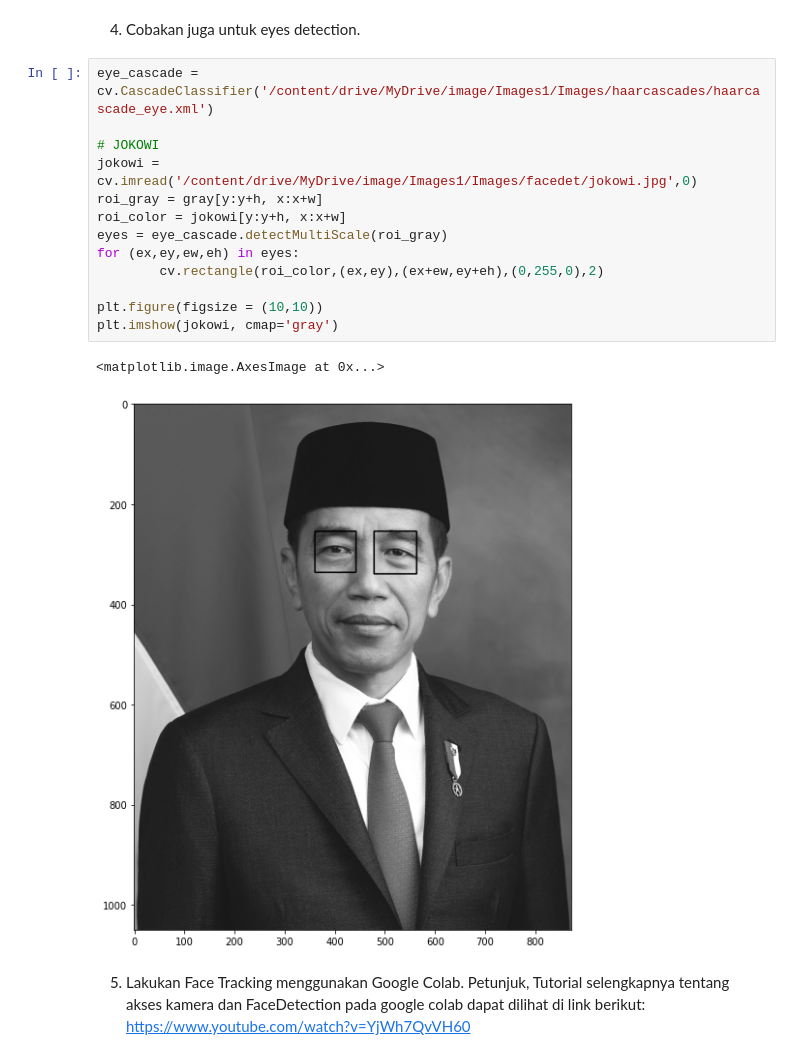
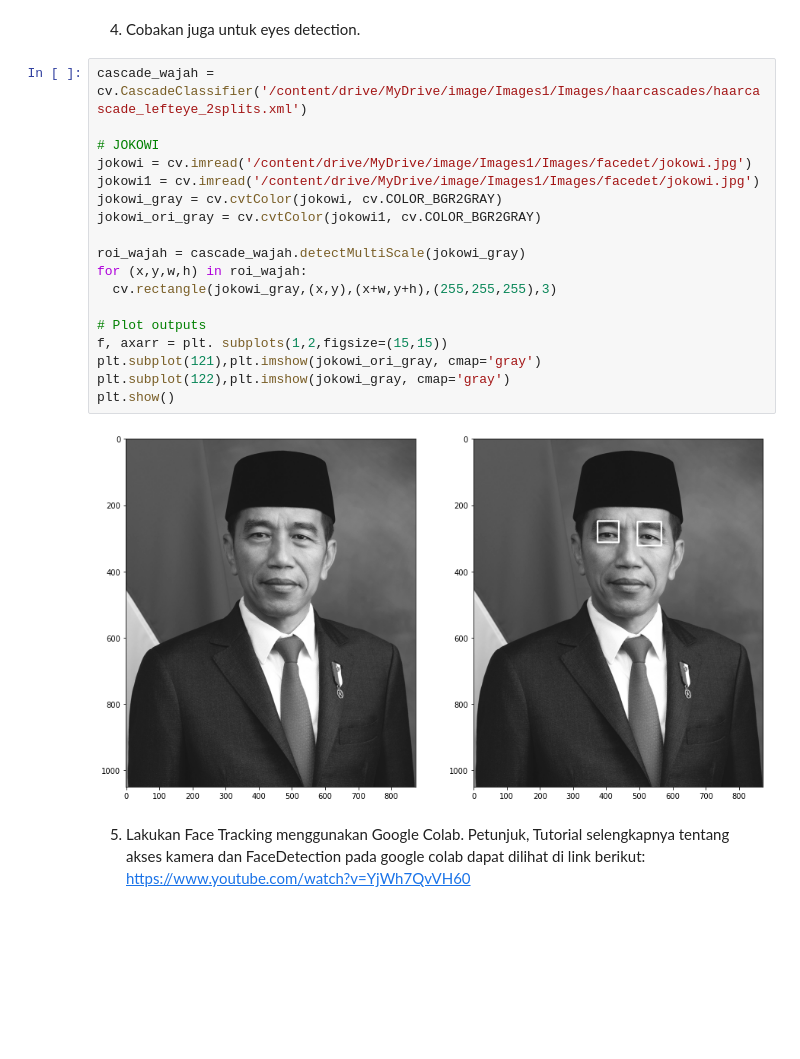
Before and after one commit to Aldirhezaldi/PCVK_Genap_2021, a Jupyter notebook: week12.ipynb, the cells around one changed output. Saved outputs shown, nothing was run; the diff lists cells and outputs as text; blank space fills up the shorter version.

```diff
--- a/week12.ipynb
+++ b/week12.ipynb
@@ -158,22 +161,26 @@ plt.show()
 [figure]
 # %% [markdown]
 4. Cobakan juga untuk eyes detection.
-# %%
-eye_cascade = cv.CascadeClassifier('/content/drive/MyDrive/image/Images1/Images/haarcascades/haarcascade_eye.xml')
-
-# JOKOWI
-jokowi = cv.imread('/content/drive/MyDrive/image/Images1/Images/facedet/jokowi.jpg',0)
-roi_gray = gray[y:y+h, x:x+w]
-roi_color = jokowi[y:y+h, x:x+w]
-eyes = eye_cascade.detectMultiScale(roi_gray)
-for (ex,ey,ew,eh) in eyes:
-        cv.rectangle(roi_color,(ex,ey),(ex+ew,ey+eh),(0,255,0),2)
-
-plt.figure(figsize = (10,10))
-plt.imshow(jokowi, cmap='gray')
-# %% [output]
-<matplotlib.image.AxesImage at 0x...>
-[figure, removed]
+# %%
+cascade_wajah = cv.CascadeClassifier('/content/drive/MyDrive/image/Images1/Images/haarcascades/haarcascade_lefteye_2splits.xml')
+
+# JOKOWI
+jokowi = cv.imread('/content/drive/MyDrive/image/Images1/Images/facedet/jokowi.jpg')
+jokowi1 = cv.imread('/content/drive/MyDrive/image/Images1/Images/facedet/jokowi.jpg')
+jokowi_gray = cv.cvtColor(jokowi, cv.COLOR_BGR2GRAY)
+jokowi_ori_gray = cv.cvtColor(jokowi1, cv.COLOR_BGR2GRAY)
+
+roi_wajah = cascade_wajah.detectMultiScale(jokowi_gray)
+for (x,y,w,h) in roi_wajah:
+  cv.rectangle(jokowi_gray,(x,y),(x+w,y+h),(255,255,255),3)
+
+# Plot outputs
+f, axarr = plt. subplots(1,2,figsize=(15,15))
+plt.subplot(121),plt.imshow(jokowi_ori_gray, cmap='gray')
+plt.subplot(122),plt.imshow(jokowi_gray, cmap='gray')
+plt.show()
+# %% [output]
+[figure, added]
 # %% [markdown]
 5. Lakukan Face Tracking menggunakan Google Colab. Petunjuk, Tutorial selengkapnya
 tentang akses kamera dan FaceDetection pada google colab dapat dilihat di link
```
Also changed, not shown: parts of 3 cells of this notebook.
